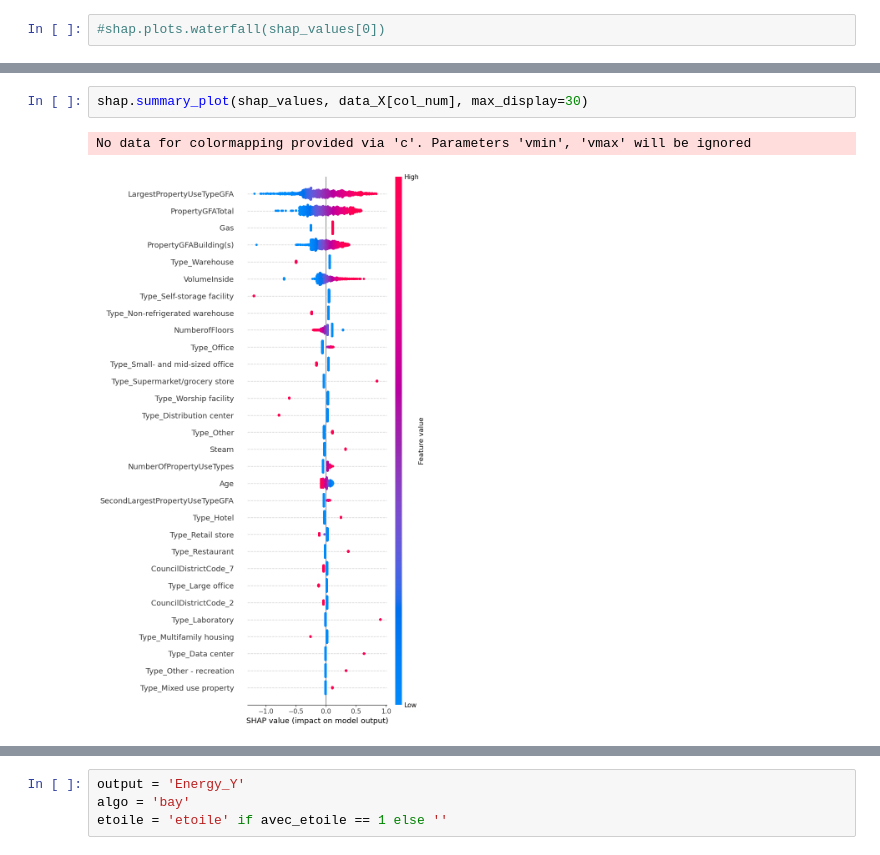
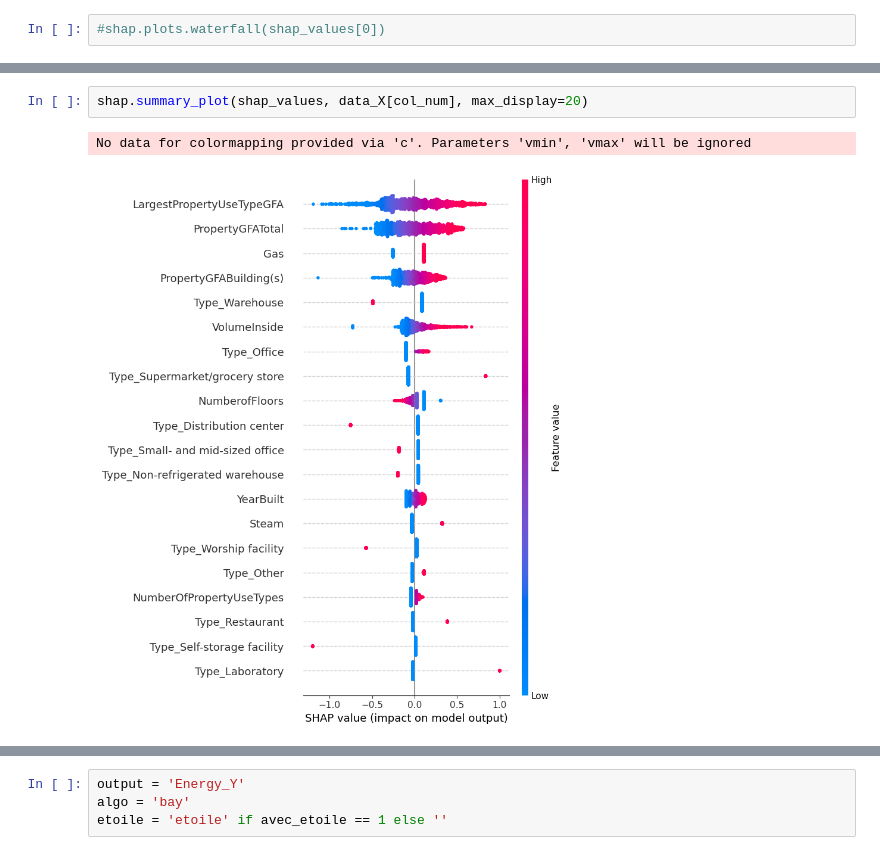
Before and after one commit to CeVague/Projet_4-Anticipez_besoins_consommation_batiments, a Jupyter notebook: Prediction.ipynb, the cells around one changed output, grey strips where cells are left out. Saved outputs shown, nothing was run; the diff lists cells and outputs as text.

```diff
--- a/Prediction.ipynb
+++ b/Prediction.ipynb
@@ -458,6 +464,6 @@ shap.decision_plot(explainer.expected_value, shap_values[0:3], col_num, highligh
 # %%
-shap.summary_plot(shap_values, data_X[col_num], max_display=30)
+shap.summary_plot(shap_values, data_X[col_num], max_display=20)
 # %% [output]
 No data for colormapping provided via 'c'. Parameters 'vmin', 'vmax' will be ignored
-[figure, old version]
+[figure, new version]
 # %%
```
Also changed, not shown: parts of 15 cells of this notebook, 1 other file.
